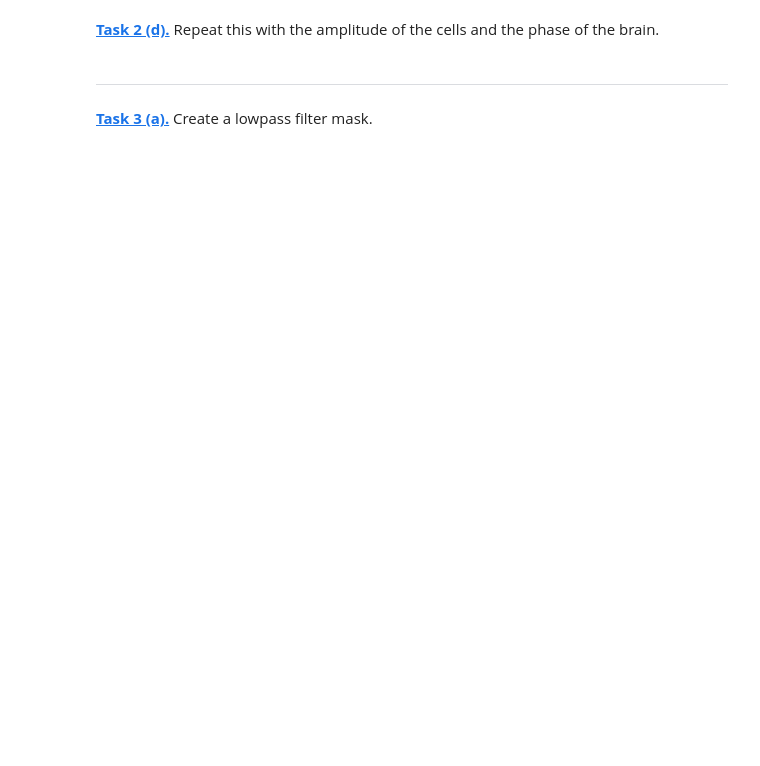
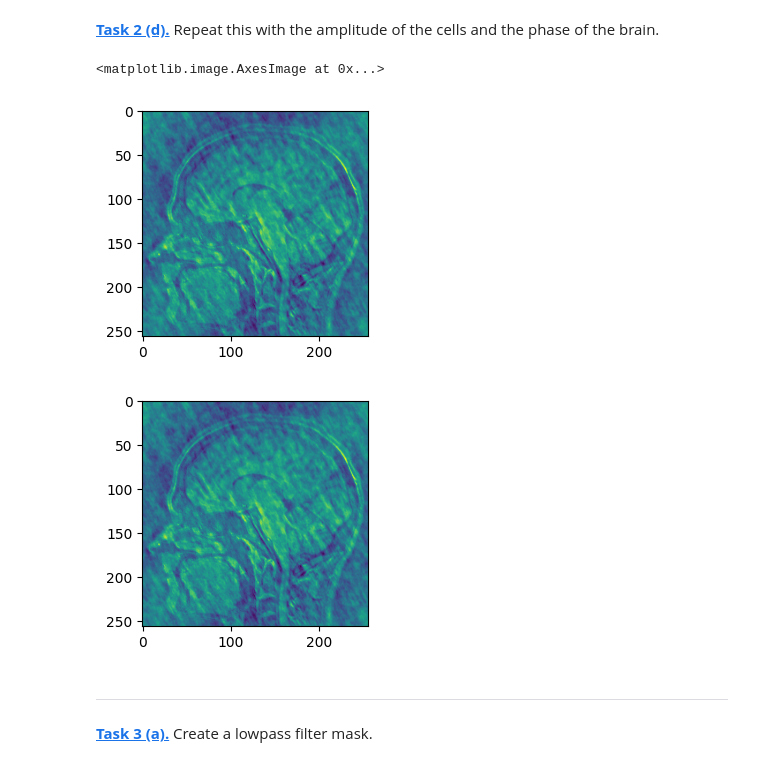
Before and after one commit to Bentrexte/mobi-fs5-python, a Jupyter notebook: fourier.ipynb, the cells around one changed output. Drawn from its saved outputs; the diff is of its cells as text; code cells hidden in the pictures; blank space fills up the shorter version.

```diff
--- a/fourier.ipynb
+++ b/fourier.ipynb
@@ -125,5 +137,28 @@ ValueError: Cannot convert from complex128 to float64.
 # %% [markdown]
 **[Task 2 (d).]()** Repeat this with the amplitude of the cells and the phase of the brain.
+# %%
+merged_non_shift = to_complex_array(amplitude, phase_MR)
+merged_shift = to_complex_array(amplitude_shift, phase_MR_shift)
+
+merged_complex_shift = np.fft.ifftshift(merged_shift)
+
+merged_image_shift = np.fft.ifft2(merged_complex_shift)
+merged_image_no_shift = np.fft.ifft2(merged_non_shift)
+
+merged_image_shift2 = np.real(merged_image_shift)
+merged_image_no_shift2 = np.real(merged_image_no_shift)
+
+plt.figure()
+plt.subplot(1, 2, 1)
+plt.imshow(merged_image_shift2)
+
+plt.figure()
+plt.subplot(1, 2, 1)
+plt.imshow(merged_image_no_shift2)
+# %% [output]
+<matplotlib.image.AxesImage at 0x...>
+[figure, added]
+[figure, added]
 # %% [markdown]
 ---
 # %% [markdown]
```
Also changed, not shown: parts of 7 cells of this notebook.
